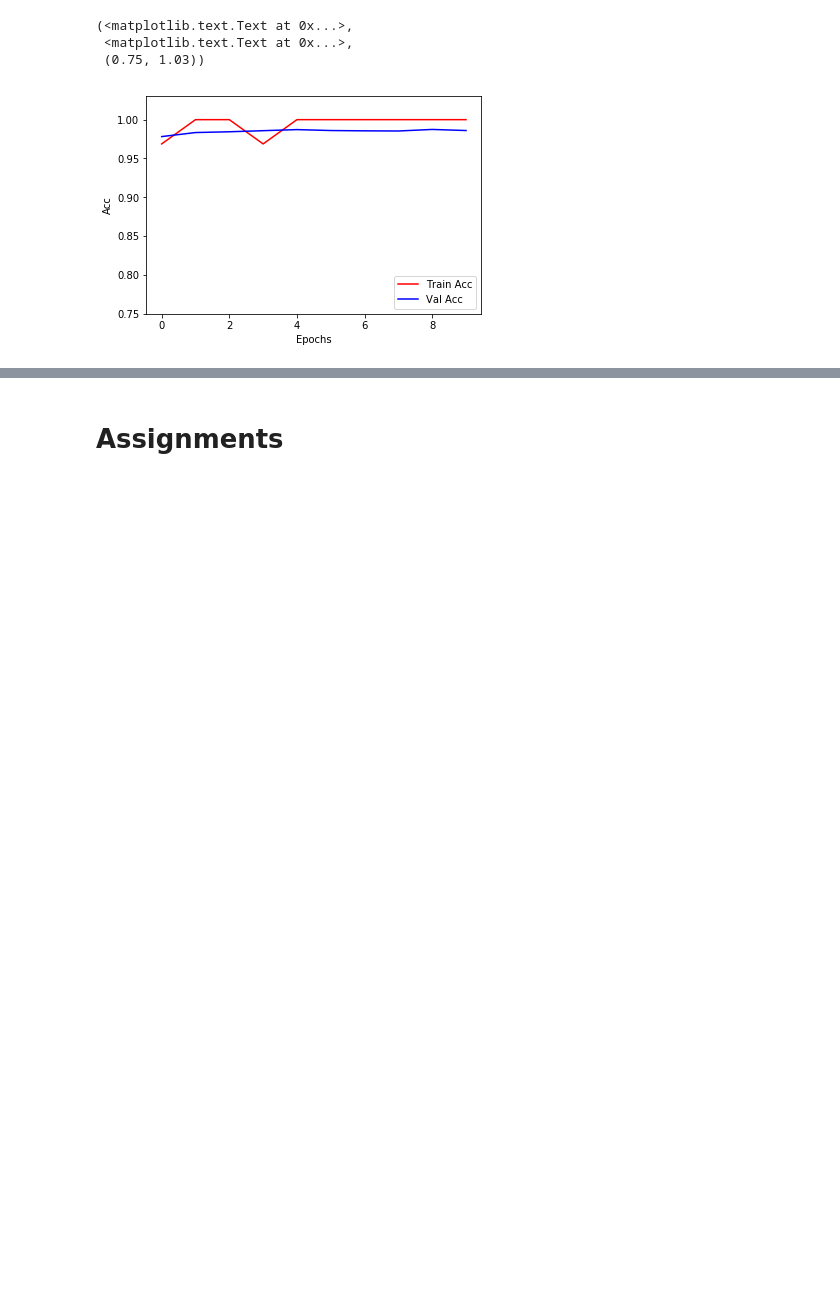
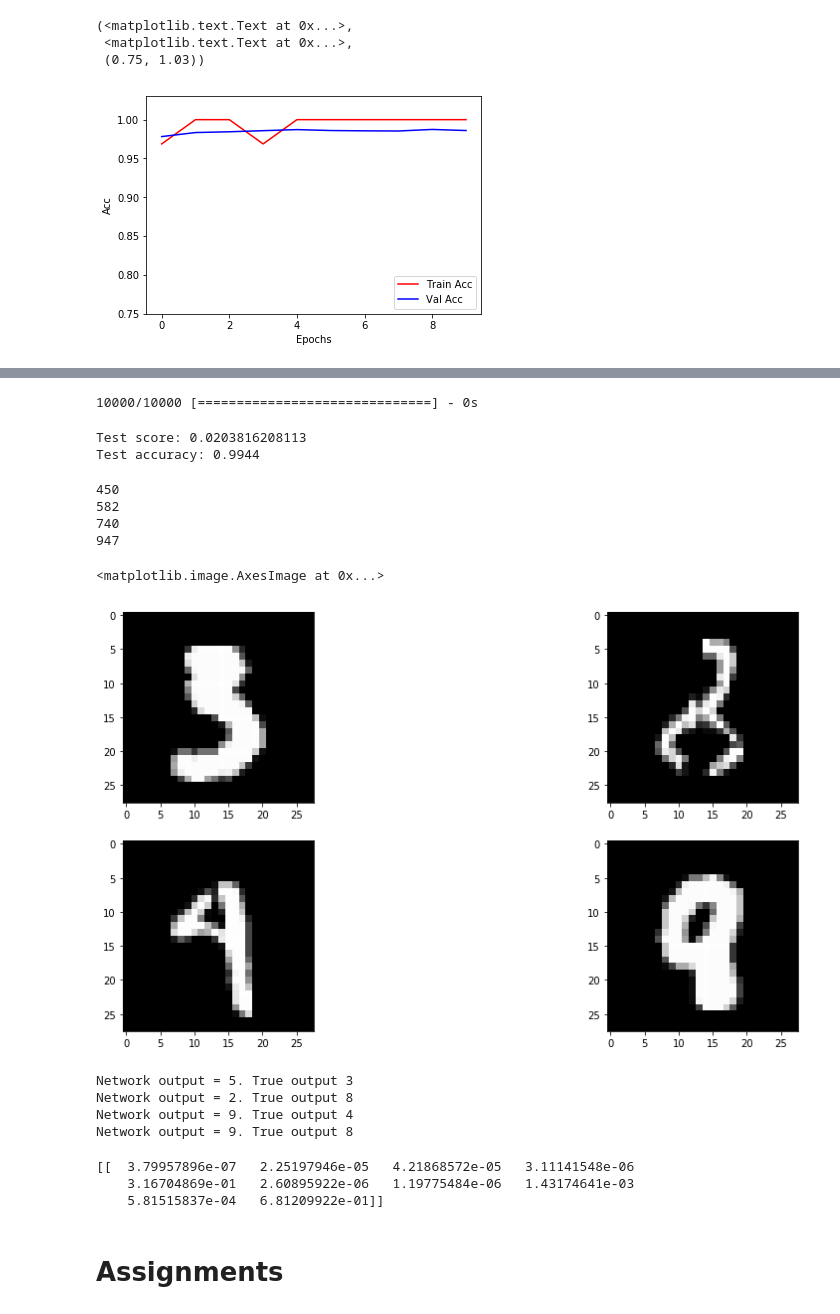
Before and after one commit to A-T-Kristensen/02456-deep-learning, a Jupyter notebook: notebooks/lab2_ConvNets/3.EXE_MNIST_with_ConvNets.ipynb, the cells around one changed output, grey strips where cells are left out. Drawn from its saved outputs; the diff is of its cells as text; code cells hidden in the pictures; blank space fills up the shorter version.

```diff
--- a/notebooks/lab2_ConvNets/3.EXE_MNIST_with_ConvNets.ipynb
+++ b/notebooks/lab2_ConvNets/3.EXE_MNIST_with_ConvNets.ipynb
@@ -263,3 +315,59 @@ plt.xlabel('Epochs'), plt.ylabel('Acc'), plt.ylim([0.75,1.03])
+# %%
+score, acc = model.evaluate(mnist_data.test.images, mnist_data.test.labels)
+# %% [output]
+10000/10000 [==============================] - 0s
+# %%
+print('Test score:', score)
+print('Test accuracy:', acc)
+# %% [output]
+Test score: 0.0203816208113
+Test accuracy: 0.9944
+# %%
+for i in range(0, 1000):
+    res = model.predict(np.reshape(mnist_data.test.images[i], (1, 28, 28, 1)))
+    if np.argmax(mnist_data.test.labels[i]) != np.argmax(res):
+        print(i)
+# %% [output]
+450
+582
+740
+947
+# %%
+fig = plt.figure(figsize=(16,12))
+image = mnist_data.test.images[450]
+fig.add_subplot(321)
+plt.imshow(np.reshape(image,[28,28]), interpolation="nearest", cmap="gray")
+
+image = mnist_data.test.images[582]
+fig.add_subplot(322)
+plt.imshow(np.reshape(image,[28,28]), interpolation="nearest", cmap="gray")
+
+image = mnist_data.test.images[740]
+fig.add_subplot(323)
+plt.imshow(np.reshape(image,[28,28]), interpolation="nearest", cmap="gray")
+
+image = mnist_data.test.images[947]
+fig.add_subplot(324)
+plt.imshow(np.reshape(image,[28,28]), interpolation="nearest", cmap="gray")
+# %% [output]
+<matplotlib.image.AxesImage at 0x...>
+[figure, added]
+# %%
+for i in [450, 582, 740, 947]:
+    res = model.predict(np.reshape(mnist_data.test.images[i], (1, 28, 28, 1)))
+    print("Network output = {}. True output {}".format(np.argmax(res), np.argmax(mnist_data.test.labels[i])))
+# %% [output]
+Network output = 5. True output 3
+Network output = 2. True output 8
+Network output = 9. True output 4
+Network output = 9. True output 8
+# %%
+prediction = model.predict(np.reshape(mnist_data.test.images[740], (1, 28, 28, 1)))
+print(prediction)
+# %% [output]
+[[  3.79957896e-07   2.25197946e-05   4.21868572e-05   3.11141548e-06
+    3.16704869e-01   2.60895922e-06   1.19775484e-06   1.43174641e-03
+    5.81515837e-04   6.81209922e-01]]
 # %% [markdown]
 # Assignments
 # %% [markdown]
```
Also changed, not shown: parts of 10 cells of this notebook.
